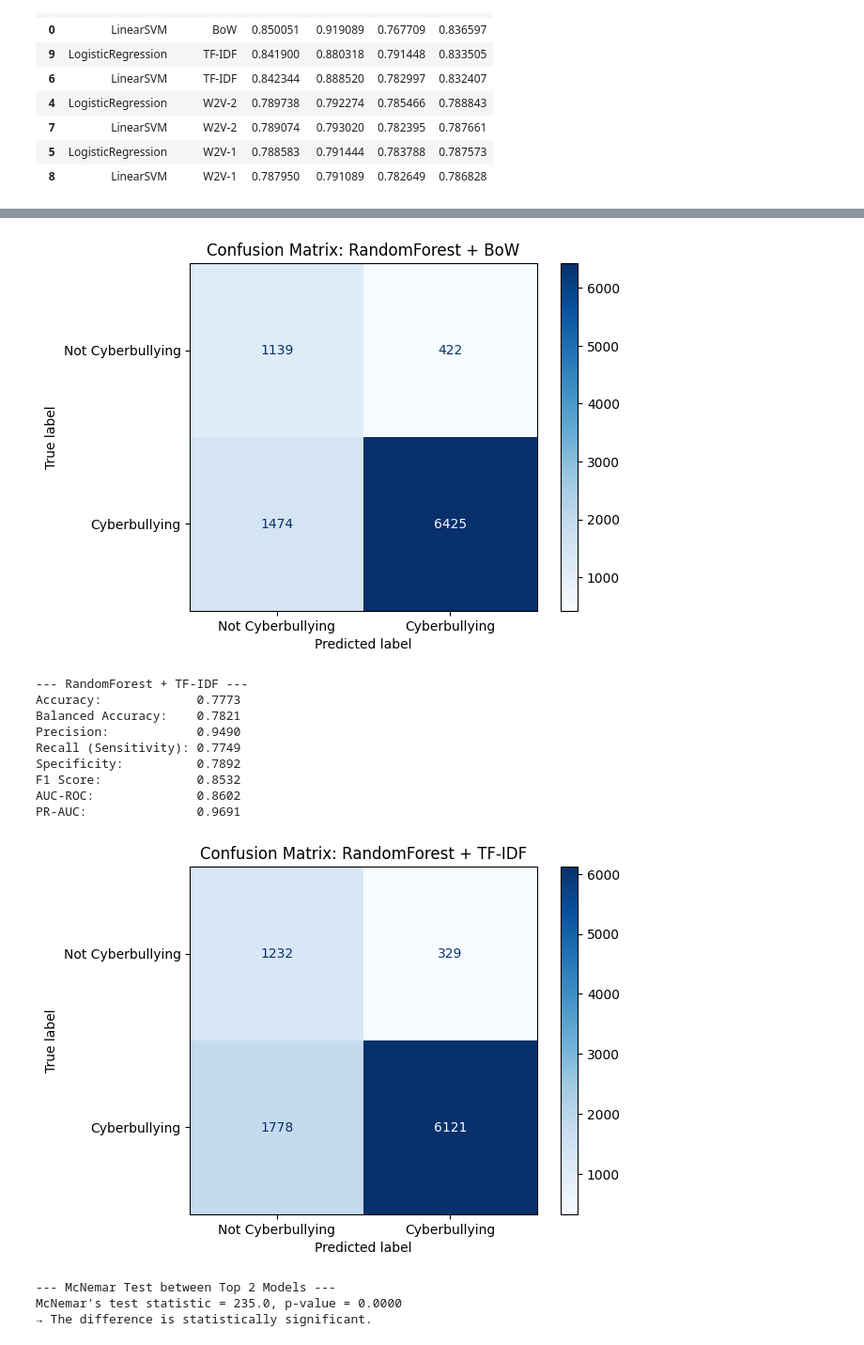
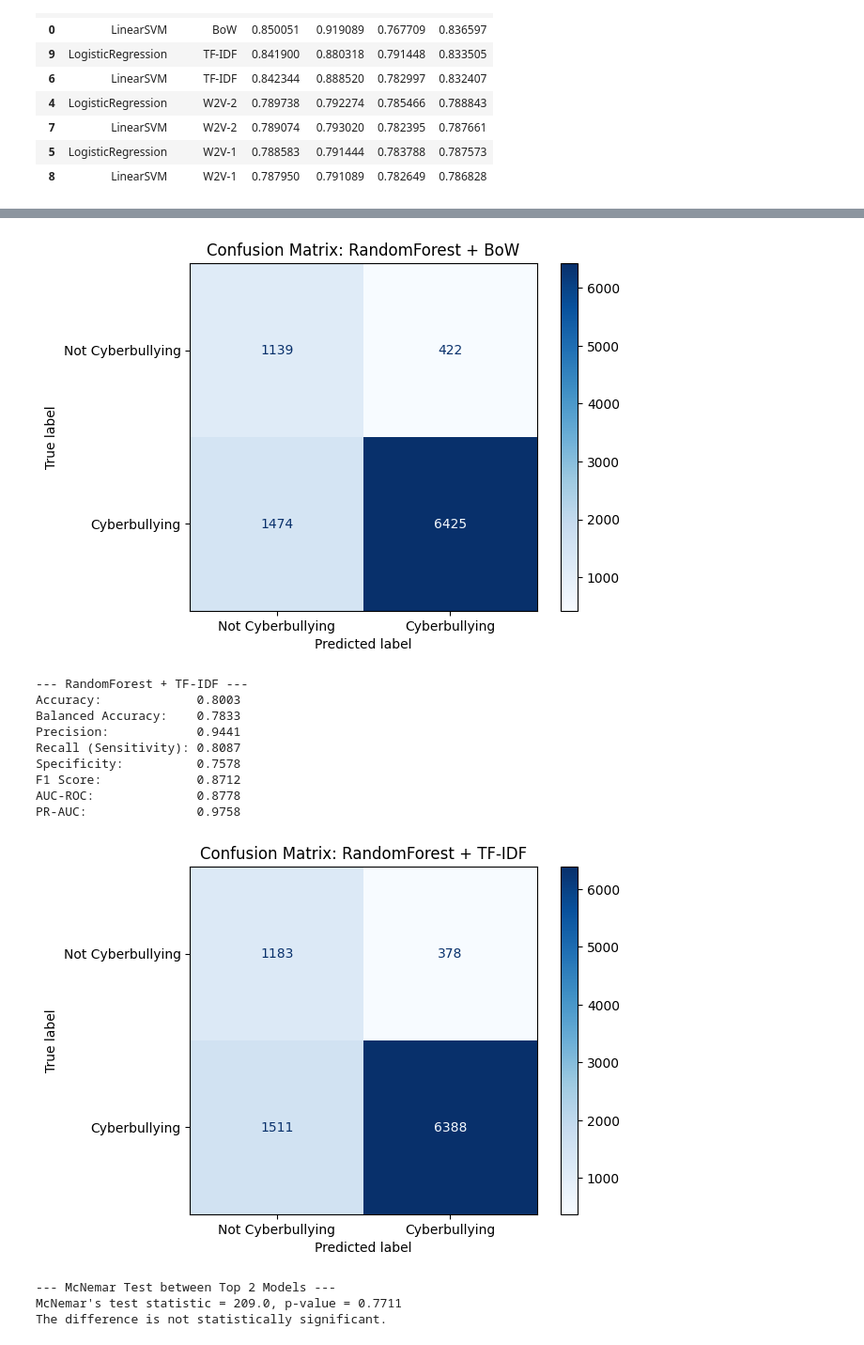
Before and after one commit to msegreto/CyberbullismDetection, a Jupyter notebook: notebook/3_BinaryClassification.ipynb, the cells around one changed output, grey strips where cells are left out. Shown at 94% size. Saved outputs shown, nothing was run; the diff lists cells and outputs as text; code cells hidden in the pictures.

Commit message:
fixed problem of both binary classification and multiclass

```diff
--- a/notebook/3_BinaryClassification.ipynb
+++ b/notebook/3_BinaryClassification.ipynb
@@ -302,16 +303,17 @@ display(df_eval_sorted)
 | 8 | LinearSVM | W2V-1 | 0.787950 | 0.791089 | 0.782649 | 0.786828 |
 # %%
 # test set loading
+df_eval_sorted = pd.read_csv('../dataset/cross_validation/binary_result.csv')
 df_test = pd.read_csv("../dataset/test_set.csv")
 X_test_text = df_test["text"]
 y_test = df_test["binary_label"].map({"cyberbullying": 1, "not_cyberbullying": 0}).values
 
-# --- Feature extraction ---
+# Feature extraction
 tfidf_vectorizer = joblib.load("../model/tfidf_vocabulary.pkl")
-bow_vectorizer = joblib.load("../model/tfidf_vocabulary.pkl")  # ← verifica se è corretto che siano uguali
+bow_vectorizer = joblib.load("../model/bow_vocabulary.pkl")
 
 w2v_model_1 = gensim.models.Word2Vec.load("../model/word2vec_model1.model")
-w2v_model_2 = gensim.models.Word2Vec.load("../model/word2vec_model2.model")  # ← corretto il secondo path
+w2v_model_2 = gensim.models.Word2Vec.load("../model/word2vec_model2.model")
 
 X_test_tfidf = tfidf_vectorizer.transform(X_test_text)
 X_test_bow = bow_vectorizer.transform(X_test_text)
@@ -376,42 +378,42 @@ for _, row in top_models.iterrows():
 
     print_metrics_and_confmat(y_test, y_pred, y_proba, f"{model_name} + {vectorizer_name}")
 
 print("\n--- McNemar Test between Top 2 Models ---")
 y_pred_1 = predictions[0]
 y_pred_2 = predictions[1]
 
 b = np.sum((y_pred_1 == y_test) & (y_pred_2 != y_test))
 c = np.sum((y_pred_1 != y_test) & (y_pred_2 == y_test))
 
 table = [[0, b], [c, 0]]
 result = mcnemar(table, exact=True)
 
 print(f"McNemar's test statistic = {result.statistic}, p-value = {result.pvalue:.4f}")
 if result.pvalue < 0.05:
     print("The difference is statistically significant.")
 else:
     print("The difference is not statistically significant.")
 # %% [output]
 --- RandomForest + BoW ---
 Accuracy:             0.7996
 Balanced Accuracy:    0.7715
 Precision:            0.9384
 Recall (Sensitivity): 0.8134
 Specificity:          0.7297
 F1 Score:             0.8714
 AUC-ROC:              0.8712
 PR-AUC:               0.9740
 [figure]
 --- RandomForest + TF-IDF ---
-Accuracy:             0.7773
-Balanced Accuracy:    0.7821
-Precision:            0.9490
-Recall (Sensitivity): 0.7749
-Specificity:          0.7892
-F1 Score:             0.8532
-AUC-ROC:              0.8602
-PR-AUC:               0.9691
+Accuracy:             0.8003
+Balanced Accuracy:    0.7833
+Precision:            0.9441
+Recall (Sensitivity): 0.8087
+Specificity:          0.7578
+F1 Score:             0.8712
+AUC-ROC:              0.8778
+PR-AUC:               0.9758
-[figure, old version]
+[figure, new version]
 --- McNemar Test between Top 2 Models ---
-McNemar's test statistic = 235.0, p-value = 0.0000
-→ The difference is statistically significant.
+McNemar's test statistic = 209.0, p-value = 0.7711
+The difference is not statistically significant.
```
Also changed, not shown: parts of 3 cells of this notebook, 6 other files.
